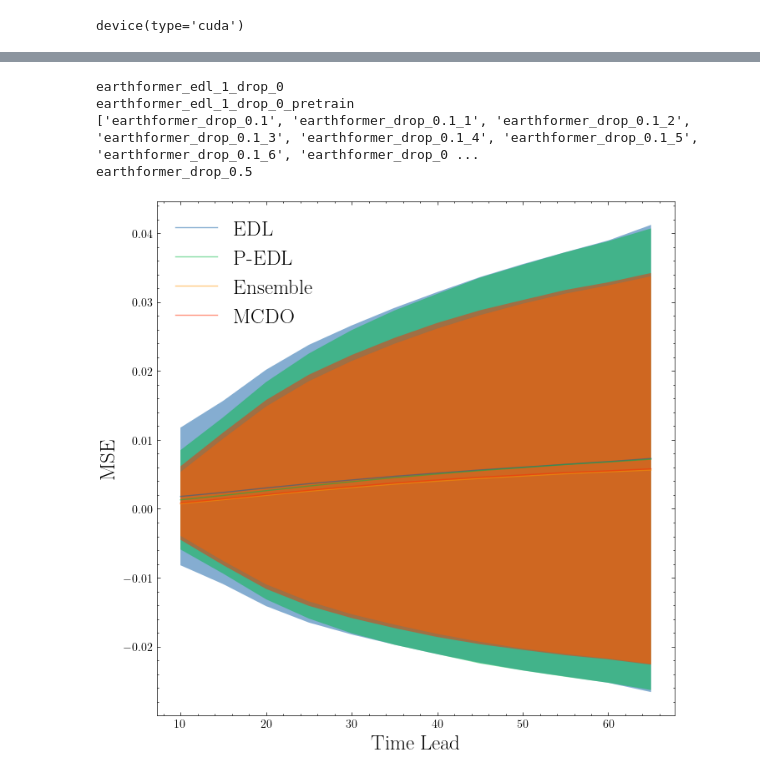
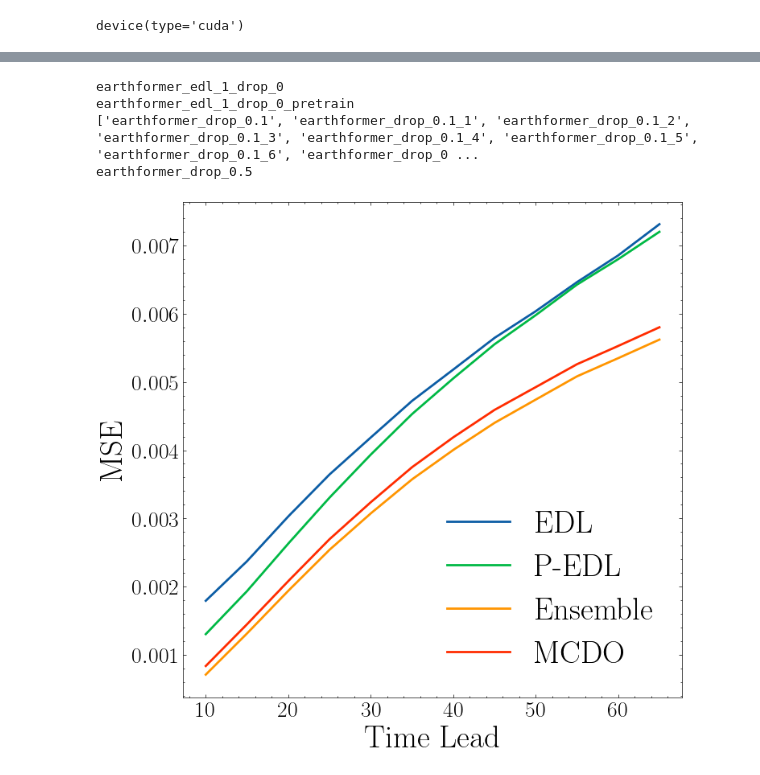
Before and after one commit to SULI24/edl-stormcast, a Jupyter notebook: notebooks/ComparativePlotter.ipynb, the cells around one changed output, grey strips where cells are left out. Cells and saved outputs as stored; diff of their text form; code cells hidden in the pictures.

```diff
--- a/notebooks/ComparativePlotter.ipynb
+++ b/notebooks/ComparativePlotter.ipynb
@@ -59,7 +40,7 @@ model_names = {
 # %%
 prob = np.linspace(0.01, 0.99, 10)
 device = torch.device("cuda" if torch.cuda.is_available() else "cpu")
-plt.style.use('science')
+plt.style.use(['science'])
 # %%
 y_all = {}
 y_hat_all = {}
@@ -109,7 +90,7 @@ for label, modelname in model_names.items():
 
             pl_module = SEVIRPLModule.load_from_checkpoint(curr_ckpt[i], total_num_steps=total_num_steps, save_dir=modelname[i], oc_file=oc_files[i])
             pl_module.eval()
-            models.append(pl_module.torch_nn_module)
+            models.append(pl_module.torch_nn_module.to(device))
 
     else:
         ckpts = glob.glob(checkpoints + '*.ckpt')
@@ -129,7 +110,7 @@ for label, modelname in model_names.items():
             pl_module.train()
         else:
             pl_module.eval()
-        model = pl_module.torch_nn_module
+        model = pl_module.torch_nn_module.to(device)
 
     test_loader = dm.test_dataloader()
 
@@ -228,0 +216,2 @@ earthformer_drop_0.5
+# %%
+plt.style.use(['science'])
@@ -286,13 +277,13 @@ for label, modelname in model_names.items():
 
         freq.append(np.true_divide(count, numels))
     freqs.append(freq)
-    plt.plot(prob, freq, label=label)
-plt.plot(prob, prob, '--')
-plt.xticks(fontsize = 18)
-plt.yticks(fontsize = 18)
-plt.xlabel("Probability", fontsize = 24)
-plt.ylabel("Frequency", fontsize = 24)
-plt.legend(fontsize = 24)
+    plt.plot(prob, freq, label=label, linewidth=2)
+plt.plot(prob, prob, linestyle= (0, (5, 5)), linewidth=2, color='k')
+plt.xticks(fontsize = 20)
+plt.yticks(fontsize = 20)
+plt.xlabel("Probability", fontsize = 28)
+plt.ylabel("Frequency", fontsize = 28)
+plt.legend(fontsize = 28)
 plt.savefig("figures/reliability.pdf", dpi=300)
 plt.show()
 # %% [output]
@@ -350,39 +343,42 @@ minutes = [5*(i+2) for i in range(12)]
 
 plt.figure(figsize=(8,8))
 
 for label, modelname in model_names.items():
     print(modelname)
 
     mse_vals = mse_all[label]
 
     errors = {m : [] for m in minutes}
 
     for i in range(len(y_vals)):
         err = mse_vals[i].numpy()
 
         for i in range(len(minutes)):
             errors[minutes[i]].append(err[:, i])
 
     for m in minutes:
         errors[m] = np.concatenate(errors[m], axis=0).flatten()
 
     bin_means = np.array([errors[m].mean() for m in minutes])
     bin_stds = np.array([errors[m].std() for m in minutes])
 
-    plt.plot(minutes, bin_means, label=label, alpha=0.5)
-    plt.fill_between(minutes, bin_means-bin_stds, bin_means+bin_stds, alpha=0.5)
+    plt.plot(minutes, bin_means, label=label, alpha=1, linewidth=2)
+    # plt.fill_between(minutes, bin_means-bin_stds, bin_means+bin_stds, alpha=0.5)
 
-plt.legend(fontsize = 18)
-plt.ylabel("MSE", fontsize = 18)
-plt.xlabel("Time Lead", fontsize = 18)
+# plt.yscale('log')
+plt.xticks(fontsize = 20)
+plt.yticks(fontsize = 20)
+plt.legend(fontsize = 28)
+plt.ylabel("MSE", fontsize = 28)
+plt.xlabel("Time Lead", fontsize = 28)
 plt.savefig("figures/MSE_Time.pdf", dpi=300)
 plt.show()
 # %% [output]
 earthformer_edl_1_drop_0
 earthformer_edl_1_drop_0_pretrain
 ['earthformer_drop_0.1', 'earthformer_drop_0.1_1', 'earthformer_drop_0.1_2', 'earthformer_drop_0.1_3', 'earthformer_drop_0.1_4', 'earthformer_drop_0.1_5', 'earthformer_drop_0.1_6', 'earthformer_drop_0 ...
 earthformer_drop_0.5
-[figure, old version]
+[figure, new version]
 # %%
 minutes = [5*(i+2) for i in range(12)]
 
```
Also changed, not shown: parts of 13 cells of this notebook, 35 other files.
